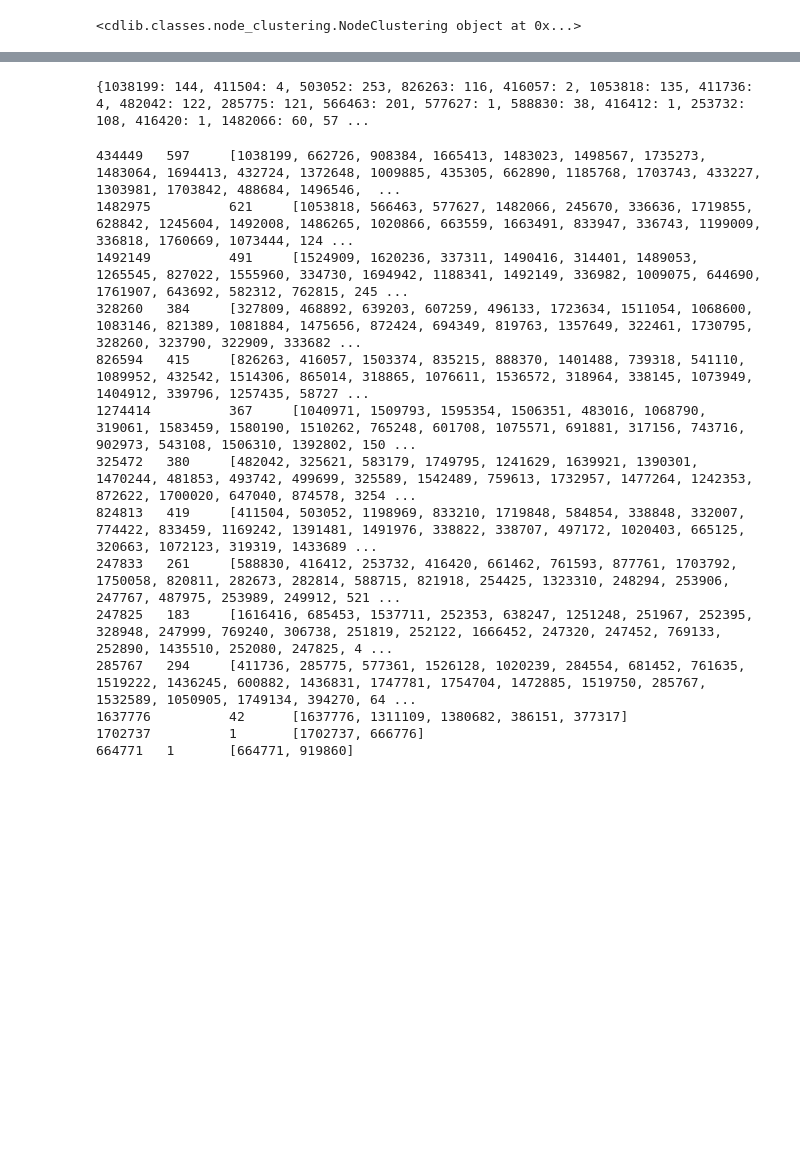
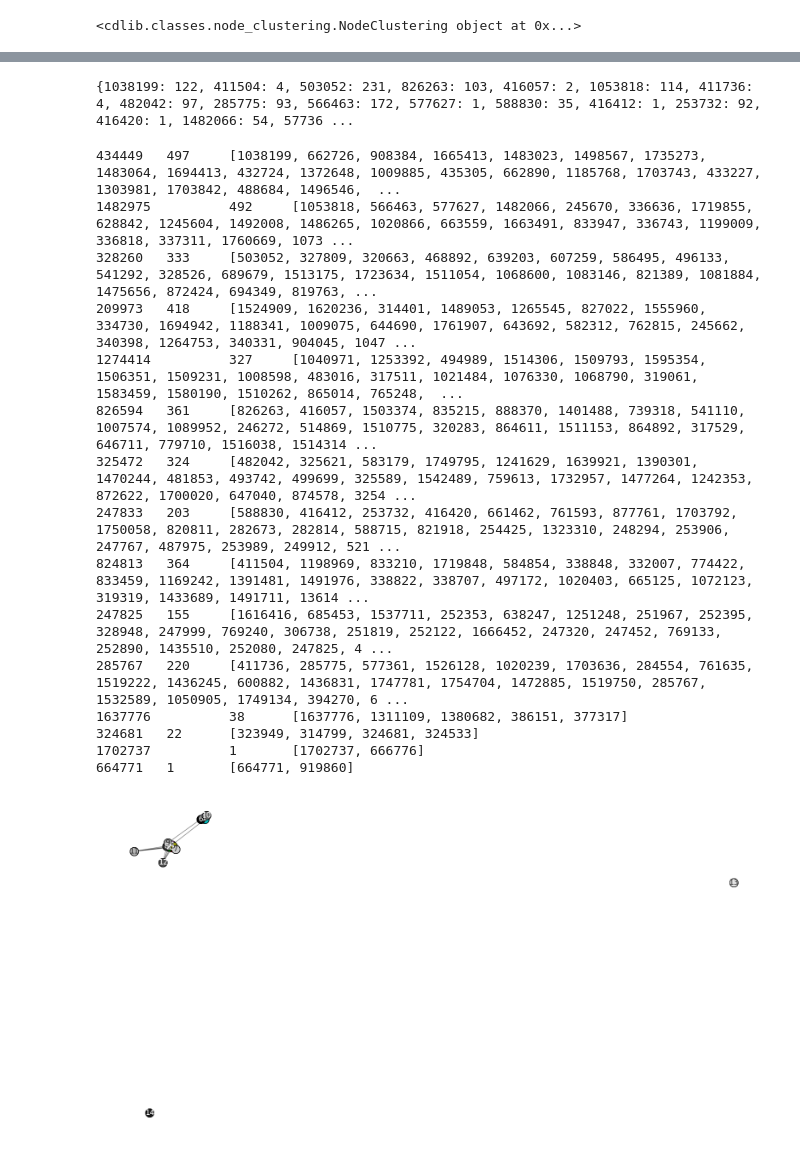
Before and after one commit to Maestria-Data-Science-UPC-G1/grafo_colegios, a Jupyter notebook: Comunidades.ipynb, the cells around one changed output, grey strips where cells are left out. Cells and saved outputs as stored; diff of their text form; code cells hidden in the pictures; blank space fills up the shorter version.

```diff
--- a/Comunidades.ipynb
+++ b/Comunidades.ipynb
@@ -61,7 +61,7 @@ df_labels
 # %% [markdown]
 # Cear Grafo 2019 y 2020
 # %%
-G1 = nx.DiGraph()
+G1 = nx.Graph()
 
 for i in range(df_2019.shape[0]):
     f = df_2019.iloc[i,:].values
@@ -81,3 +83,23 @@ Cantidad de Conexiones: 349505
+# %%
+#dic_colegios = {}
+#colegios_existentes = 0
+#colegios_no_existentes = 0
+for i in range(df_labels.shape[0]):
+    f = df_labels.iloc[i,:].values
+    f = f[~pd.isnull(f)]
+    if G1.has_node(f[0]):
+        #if(f[3] == 'LIMA'):
+        G1.add_node(f[0], departamento=f[2], provincia=f[3], distrito=f[4], region=f[5], ugel=f[6], gestion=f[7], modalidad=f[8], label=f[9], nombre=f[9], lon=f[10], lat=f[11])
+        #else:
+        #G1.remove_node(f[0])
+        #print('0:', f[0],'1:', f[1],'2:', f[2],'3:', f[3],'4:', f[4],'5:', f[5],'6:', f[6],'7:', f[7],'8:', f[8],'9:', f[9],'10:', f[10])
+        #colegios_existentes += 1
+    #else:
+    #colegios_no_existentes += 1
+    #print(f)
+    #G1.add_edge(f[0], f[1], weight=f[2])
+
+#print('cantidad de existentes:', colegios_existentes, ', no existentes:', colegios_no_existentes)
 # %% [markdown]
 # Cargar Librerias cdlib
 # %%
@@ -86,7 +108,8 @@ from cdlib import viz
 from cdlib import evaluation
 from community import community_louvain
 # %%
-louvain_com = algorithms.louvain(nx.Graph(incoming_graph_data=G1)) #Lo pasamos a un grafo no dirigido
+#louvain_com = algorithms.louvain(nx.Graph(incoming_graph_data=G1)) #Lo pasamos a un grafo no dirigido
+louvain_com = algorithms.louvain(G1)
 print(louvain_com)
 # %% [output]
 <cdlib.classes.node_clustering.NodeClustering object at 0x...>
@@ -127,7 +147,7 @@ for x in G1.degree():
     d[x[0]] = x[1]
 print(d)
 # %% [output]
-{1038199: 144, 411504: 4, 503052: 253, 826263: 116, 416057: 2, 1053818: 135, 411736: 4, 482042: 122, 285775: 121, 566463: 201, 577627: 1, 588830: 38, 416412: 1, 253732: 108, 416420: 1, 1482066: 60, 57 ...
+{1038199: 122, 411504: 4, 503052: 231, 826263: 103, 416057: 2, 1053818: 114, 411736: 4, 482042: 97, 285775: 93, 566463: 172, 577627: 1, 588830: 35, 416412: 1, 253732: 92, 416420: 1, 1482066: 54, 57736 ...
 # %%
 #para cada comunidad
 for c in louvain_com.communities:
@@ -141,18 +161,19 @@ for c in louvain_com.communities:
     #imprimir el resultado para la comunidad c
     print(s_max, '\t', max, '\t', c)
 # %% [output]
-434449   597     [1038199, 662726, 908384, 1665413, 1483023, 1498567, 1735273, 1483064, 1694413, 432724, 1372648, 1009885, 435305, 662890, 1185768, 1703743, 433227, 1303981, 1703842, 488684, 1496546,  ...
-1482975          621     [1053818, 566463, 577627, 1482066, 245670, 336636, 1719855, 628842, 1245604, 1492008, 1486265, 1020866, 663559, 1663491, 833947, 336743, 1199009, 336818, 1760669, 1073444, 124 ...
-1492149          491     [1524909, 1620236, 337311, 1490416, 314401, 1489053, 1265545, 827022, 1555960, 334730, 1694942, 1188341, 1492149, 336982, 1009075, 644690, 1761907, 643692, 582312, 762815, 245 ...
-328260   384     [327809, 468892, 639203, 607259, 496133, 1723634, 1511054, 1068600, 1083146, 821389, 1081884, 1475656, 872424, 694349, 819763, 1357649, 322461, 1730795, 328260, 323790, 322909, 333682 ...
-826594   415     [826263, 416057, 1503374, 835215, 888370, 1401488, 739318, 541110, 1089952, 432542, 1514306, 865014, 318865, 1076611, 1536572, 318964, 338145, 1073949, 1404912, 339796, 1257435, 58727 ...
-1274414          367     [1040971, 1509793, 1595354, 1506351, 483016, 1068790, 319061, 1583459, 1580190, 1510262, 765248, 601708, 1075571, 691881, 317156, 743716, 902973, 543108, 1506310, 1392802, 150 ...
-325472   380     [482042, 325621, 583179, 1749795, 1241629, 1639921, 1390301, 1470244, 481853, 493742, 499699, 325589, 1542489, 759613, 1732957, 1477264, 1242353, 872622, 1700020, 647040, 874578, 3254 ...
-824813   419     [411504, 503052, 1198969, 833210, 1719848, 584854, 338848, 332007, 774422, 833459, 1169242, 1391481, 1491976, 338822, 338707, 497172, 1020403, 665125, 320663, 1072123, 319319, 1433689 ...
-247833   261     [588830, 416412, 253732, 416420, 661462, 761593, 877761, 1703792, 1750058, 820811, 282673, 282814, 588715, 821918, 254425, 1323310, 248294, 253906, 247767, 487975, 253989, 249912, 521 ...
-247825   183     [1616416, 685453, 1537711, 252353, 638247, 1251248, 251967, 252395, 328948, 247999, 769240, 306738, 251819, 252122, 1666452, 247320, 247452, 769133, 252890, 1435510, 252080, 247825, 4 ...
-285767   294     [411736, 285775, 577361, 1526128, 1020239, 284554, 681452, 761635, 1519222, 1436245, 600882, 1436831, 1747781, 1754704, 1472885, 1519750, 285767, 1532589, 1050905, 1749134, 394270, 64 ...
-1637776          42      [1637776, 1311109, 1380682, 386151, 377317]
+434449   497     [1038199, 662726, 908384, 1665413, 1483023, 1498567, 1735273, 1483064, 1694413, 432724, 1372648, 1009885, 435305, 662890, 1185768, 1703743, 433227, 1303981, 1703842, 488684, 1496546,  ...
+1482975          492     [1053818, 566463, 577627, 1482066, 245670, 336636, 1719855, 628842, 1245604, 1492008, 1486265, 1020866, 663559, 1663491, 833947, 336743, 1199009, 336818, 337311, 1760669, 1073 ...
+328260   333     [503052, 327809, 320663, 468892, 639203, 607259, 586495, 496133, 541292, 328526, 689679, 1513175, 1723634, 1511054, 1068600, 1083146, 821389, 1081884, 1475656, 872424, 694349, 819763, ...
+209973   418     [1524909, 1620236, 314401, 1489053, 1265545, 827022, 1555960, 334730, 1694942, 1188341, 1009075, 644690, 1761907, 643692, 582312, 762815, 245662, 340398, 1264753, 340331, 904045, 1047 ...
+1274414          327     [1040971, 1253392, 494989, 1514306, 1509793, 1595354, 1506351, 1509231, 1008598, 483016, 317511, 1021484, 1076330, 1068790, 319061, 1583459, 1580190, 1510262, 865014, 765248,  ...
+826594   361     [826263, 416057, 1503374, 835215, 888370, 1401488, 739318, 541110, 1007574, 1089952, 246272, 514869, 1510775, 320283, 864611, 1511153, 864892, 317529, 646711, 779710, 1516038, 1514314 ...
+325472   324     [482042, 325621, 583179, 1749795, 1241629, 1639921, 1390301, 1470244, 481853, 493742, 499699, 325589, 1542489, 759613, 1732957, 1477264, 1242353, 872622, 1700020, 647040, 874578, 3254 ...
+247833   203     [588830, 416412, 253732, 416420, 661462, 761593, 877761, 1703792, 1750058, 820811, 282673, 282814, 588715, 821918, 254425, 1323310, 248294, 253906, 247767, 487975, 253989, 249912, 521 ...
+824813   364     [411504, 1198969, 833210, 1719848, 584854, 338848, 332007, 774422, 833459, 1169242, 1391481, 1491976, 338822, 338707, 497172, 1020403, 665125, 1072123, 319319, 1433689, 1491711, 13614 ...
+247825   155     [1616416, 685453, 1537711, 252353, 638247, 1251248, 251967, 252395, 328948, 247999, 769240, 306738, 251819, 252122, 1666452, 247320, 247452, 769133, 252890, 1435510, 252080, 247825, 4 ...
+285767   220     [411736, 285775, 577361, 1526128, 1020239, 1703636, 284554, 761635, 1519222, 1436245, 600882, 1436831, 1747781, 1754704, 1472885, 1519750, 285767, 1532589, 1050905, 1749134, 394270, 6 ...
+1637776          38      [1637776, 1311109, 1380682, 386151, 377317]
+324681   22      [323949, 314799, 324681, 324533]
 1702737          1       [1702737, 666776]
 664771   1       [664771, 919860]
 # %%
@@ -166,5 +187,7 @@ viz.plot_network_clusters(G1, louvain_com, pos, node_size=50, figsize=(20,10),)
 plt.show()
 # %%
 #visualizar el grafo de comunidades
-viz.plot_community_graph(G1, louvain_com, figsize=(20,10))
+viz.plot_community_graph(G1, louvain_com, figsize=(20,10), plot_labels=True)
 plt.show()
+# %% [output]
+[figure, added]
```
Also changed, not shown: parts of 28 cells of this notebook.
